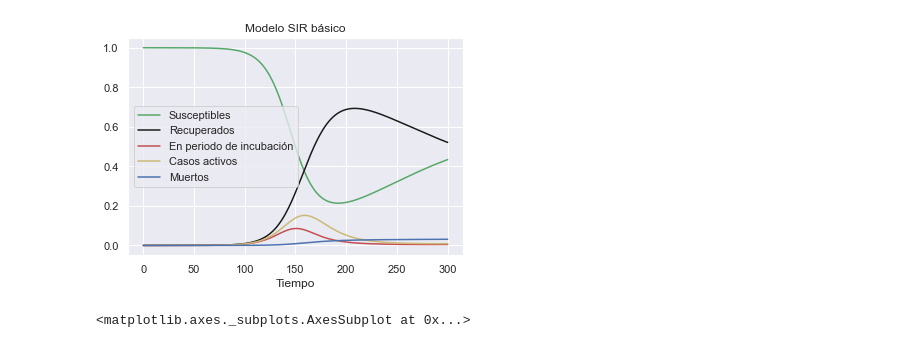
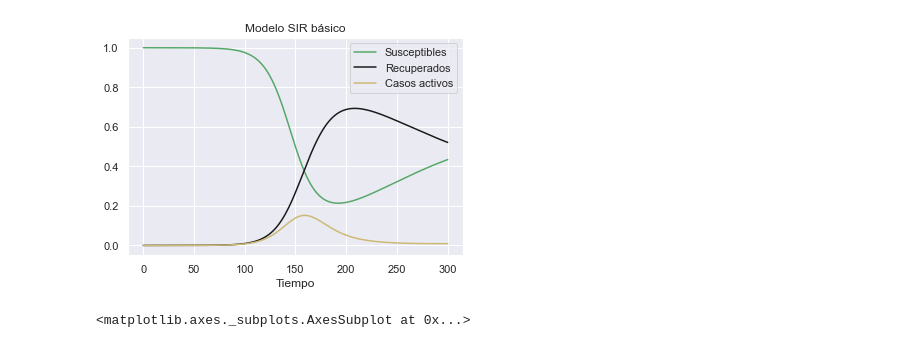
Before and after one commit to gvergaraa77/Covid_Malambo, a Jupyter notebook: Covid_Malambo.ipynb, the cells around one changed output. Saved outputs shown, nothing was run; the diff lists cells and outputs as text; code cells hidden in the pictures.

```diff
--- a/Covid_Malambo.ipynb
+++ b/Covid_Malambo.ipynb
@@ -18,36 +18,36 @@ gamma=0.1
 delta=0.0055
 epsilon=0.003
 TS=1.0
 ND=300.0
 S0=0.999992
 E0=0.000008
 INPUT = (S0, E0, 0.0, 0.0, 0.0)
 
 
 def diff_eqs(INP,t):
     Y=np.zeros((5))
     V = INP
     Y[0] = - beta * V[0] * V[2]+delta*V[3]
     Y[1] = beta * V[0] * V[2] - alpha * V[1]
     Y[2] = alpha * V[1]-gamma*V[2]-epsilon*V[2]
     Y[3] = gamma*V[2]-delta*V[3]
     Y[4] = epsilon*V[2]
     return Y   # For odeint
 
 t_start = 0.0; t_end = ND; t_inc = TS
 t_range = np.arange(t_start, t_end+t_inc, t_inc)
 RES = spi.odeint(diff_eqs,INPUT,t_range)
 pl.plot(RES[:,0]*N, '-g', label='Susceptibles')
 pl.plot(RES[:,3]*N, '-k', label='Recuperados')
-pl.plot(RES[:,1]*N, '-r', label='En periodo de incubación')
+#pl.plot(RES[:,1]*N, '-r', label='En periodo de incubación')
 pl.plot(RES[:,2]*N, '-y', label='Casos activos')
-pl.plot(RES[:,4]*N, '-b', label='Muertos')
+#pl.plot(RES[:,4]*N, '-b', label='Muertos')
 pl.legend(loc=0)
 pl.title('Modelo SIR básico')
 pl.xlabel('Tiempo')
 pl.savefig('sirpy')
 # %% [output]
-[figure, old version]
+[figure, new version]
 # %%
 #Definimos la data y seleccionamos municipio de Malambo junto a las variables sexo y edad
 df=pd.read_csv(r'C:\\Users\\asus\\OneDrive - Universidad de la Costa - CUC\\Data analysis\\Covid_Colombia\\Casos_positivos_de_COVID-19_en_Colombia.csv', encoding='utf8')
```
Also changed, not shown: parts of 1 cell of this notebook, 1 other file.
